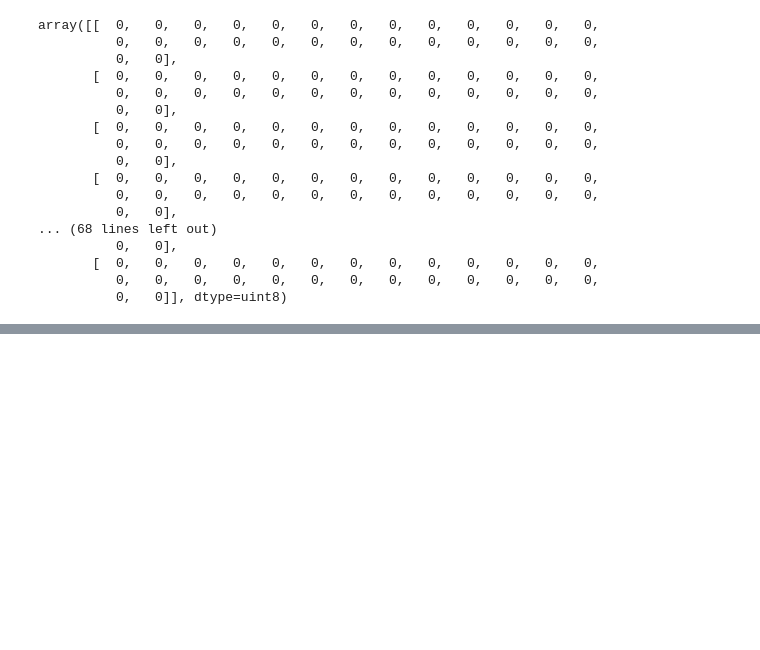
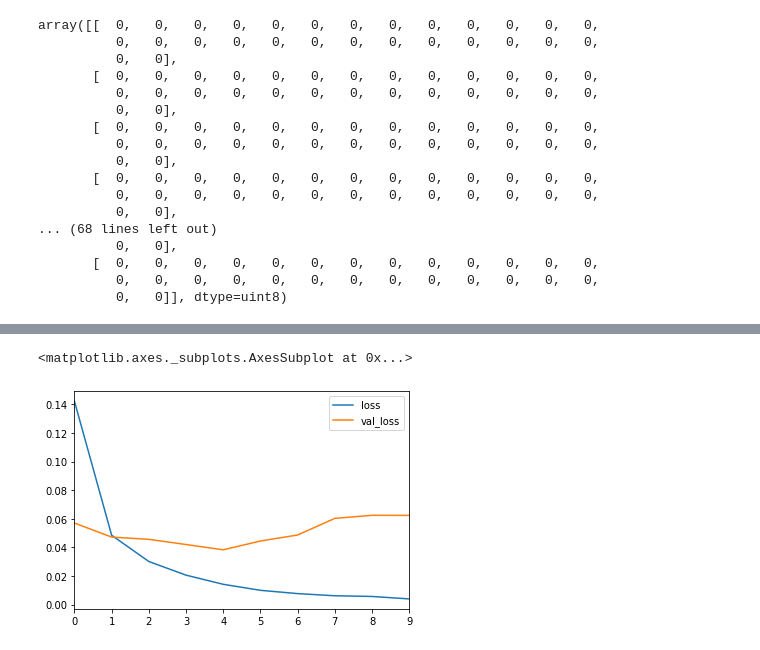
Before and after one commit to Vsanku01/Deep-Learning-Tuts, a Jupyter notebook: MNIST_CNN.ipynb, the cells around one changed output, grey strips where cells are left out. Cells and saved outputs as stored; diff of their text form; code cells hidden in the pictures; blank space fills up the shorter version.

```diff
--- a/MNIST_CNN.ipynb
+++ b/MNIST_CNN.ipynb
@@ -63,0 +103,4 @@ array([5, 0, 4, ..., 5, 6, 8], dtype=uint8)
+# %%
+# batch_size,width,heigth,color channel
+X_train = X_train.reshape(60000,28,28,1)
+X_test = X_test.reshape(10000,28,28,1)
@@ -63,0 +112,18 @@ array([5, 0, 4, ..., 5, 6, 8], dtype=uint8)
+# %%
+model = Sequential()
+
+#input_shape the shape of the image given to the CNN
+model.add(Conv2D(filters=32,kernel_size=(4,4),input_shape=(28,28,1),strides=(1,1),activation='relu'))
+model.add(MaxPool2D(pool_size=(2,2))) # pool size is generally half of kernel size.
+
+
+model.add(Flatten())
+# Flatten does change the image into 28 * 28 i.e 784 so select a value from 0 to 1000 for no of Dense layers
+model.add(Dense(128,activation='relu'))
+
+#Output Layer
+# The Dense should have layers equal to the number of outputs
+model.add(Dense(10,activation='softmax')) # softmax for multiclass problem
+
+#Keras.io/metrics
+model.compile(loss='categorical_crossentropy' , optimizer = 'adam' , metrics = ['accuracy'])
@@ -63,0 +134,2 @@ array([5, 0, 4, ..., 5, 6, 8], dtype=uint8)
+# %%
+model.fit(X_train,y_cat_train,epochs=10,validation_data=(X_test,y_cat_test))
@@ -63,0 +155,3 @@ array([5, 0, 4, ..., 5, 6, 8], dtype=uint8)
+# %%
+metrics = pd.DataFrame(model.history.history)
+metrics
@@ -63,0 +170,5 @@ array([5, 0, 4, ..., 5, 6, 8], dtype=uint8)
+# %%
+metrics[['loss','val_loss']].plot()
+# %% [output]
+<matplotlib.axes._subplots.AxesSubplot at 0x...>
+[figure, added]
```
Also changed, not shown: parts of 27 cells of this notebook.
